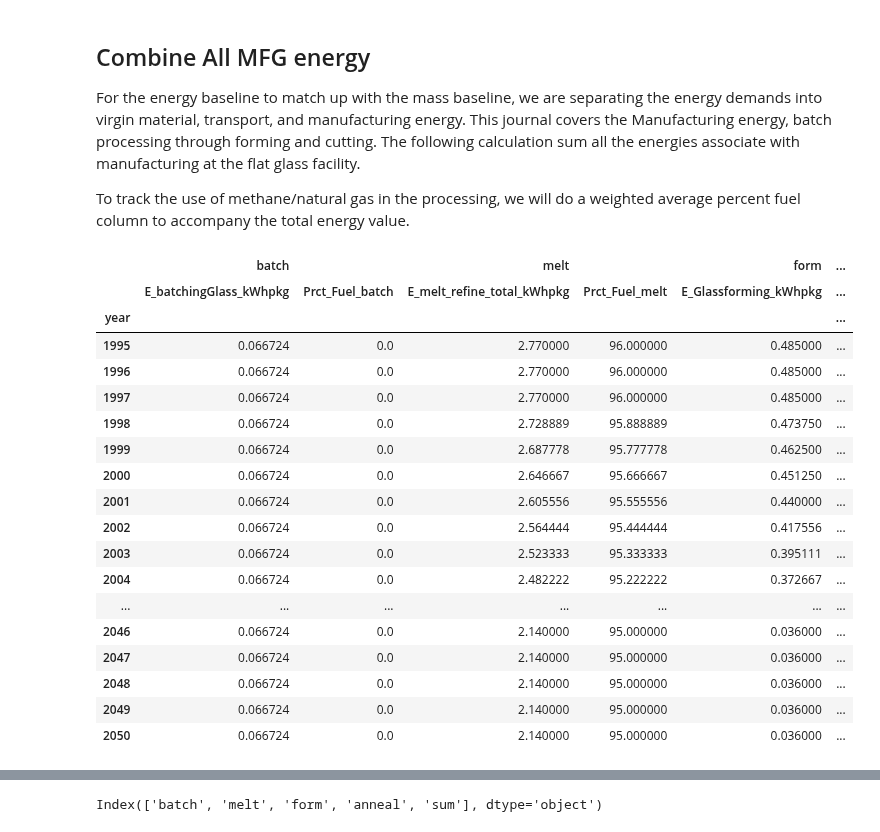
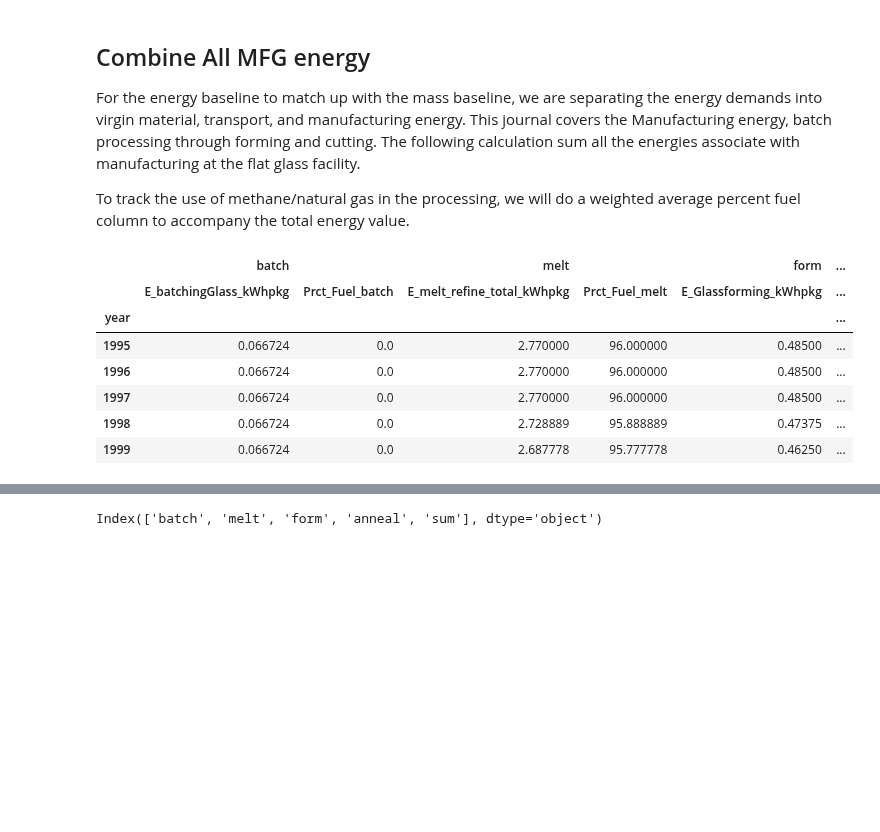
Before and after one commit to NREL/PV_ICE, a Jupyter notebook: docs/tutorials/baseline development documentation/(baseline development) Energy Glass Batch Prep - Post Forming.ipynb, the cells around one changed output, grey strips where cells are left out. Drawn from its saved outputs; the diff is of its cells as text; code cells hidden in the pictures; blank space fills up the shorter version.

```diff
--- a/docs/tutorials/baseline development documentation/(baseline development) Energy Glass Batch Prep - Post Forming.ipynb
+++ b/docs/tutorials/baseline development documentation/(baseline development) Energy Glass Batch Prep - Post Forming.ipynb
@@ -257,27 +235,16 @@ To track the use of methane/natural gas in the processing, we will do a weighted
 # %%
 dfs = [e_batchglass_trim, e_meltrefine_filled, e_glassform_filled, e_glass_annealtemper_trim]
 energies_mfg_glass = pd.concat(dfs, axis=1, keys = ['batch','melt','form','anneal'])
-energies_mfg_glass
+energies_mfg_glass.head(5)
 # %% [output]
 |  | batch |  | melt |  | form | ... |
 |  | E_batchingGlass_kWhpkg | Prct_Fuel_batch | E_melt_refine_total_kWhpkg | Prct_Fuel_melt | E_Glassforming_kWhpkg | ... |
 | year |  |  |  |  |  | ... |
-| 1995 | 0.066724 | 0.0 | 2.770000 | 96.000000 | 0.485000 | ... |
-| 1996 | 0.066724 | 0.0 | 2.770000 | 96.000000 | 0.485000 | ... |
-| 1997 | 0.066724 | 0.0 | 2.770000 | 96.000000 | 0.485000 | ... |
-| 1998 | 0.066724 | 0.0 | 2.728889 | 95.888889 | 0.473750 | ... |
-| 1999 | 0.066724 | 0.0 | 2.687778 | 95.777778 | 0.462500 | ... |
-| 2000 | 0.066724 | 0.0 | 2.646667 | 95.666667 | 0.451250 | ... |
-| 2001 | 0.066724 | 0.0 | 2.605556 | 95.555556 | 0.440000 | ... |
-| 2002 | 0.066724 | 0.0 | 2.564444 | 95.444444 | 0.417556 | ... |
-| 2003 | 0.066724 | 0.0 | 2.523333 | 95.333333 | 0.395111 | ... |
-| 2004 | 0.066724 | 0.0 | 2.482222 | 95.222222 | 0.372667 | ... |
-| ... | ... | ... | ... | ... | ... | ... |
-| 2046 | 0.066724 | 0.0 | 2.140000 | 95.000000 | 0.036000 | ... |
-| 2047 | 0.066724 | 0.0 | 2.140000 | 95.000000 | 0.036000 | ... |
-| 2048 | 0.066724 | 0.0 | 2.140000 | 95.000000 | 0.036000 | ... |
-| 2049 | 0.066724 | 0.0 | 2.140000 | 95.000000 | 0.036000 | ... |
-| 2050 | 0.066724 | 0.0 | 2.140000 | 95.000000 | 0.036000 | ... |
+| 1995 | 0.066724 | 0.0 | 2.770000 | 96.000000 | 0.48500 | ... |
+| 1996 | 0.066724 | 0.0 | 2.770000 | 96.000000 | 0.48500 | ... |
+| 1997 | 0.066724 | 0.0 | 2.770000 | 96.000000 | 0.48500 | ... |
+| 1998 | 0.066724 | 0.0 | 2.728889 | 95.888889 | 0.47375 | ... |
+| 1999 | 0.066724 | 0.0 | 2.687778 | 95.777778 | 0.46250 | ... |
 # %%
 #Sum the manufacturing energies
 energies_mfg_glass['sum','E_mfg_glass_kWhpkg'] = energies_mfg_glass.filter(like='E_').sum(axis=1)
```
Also changed, not shown: parts of 6 cells of this notebook, 2 other files.
